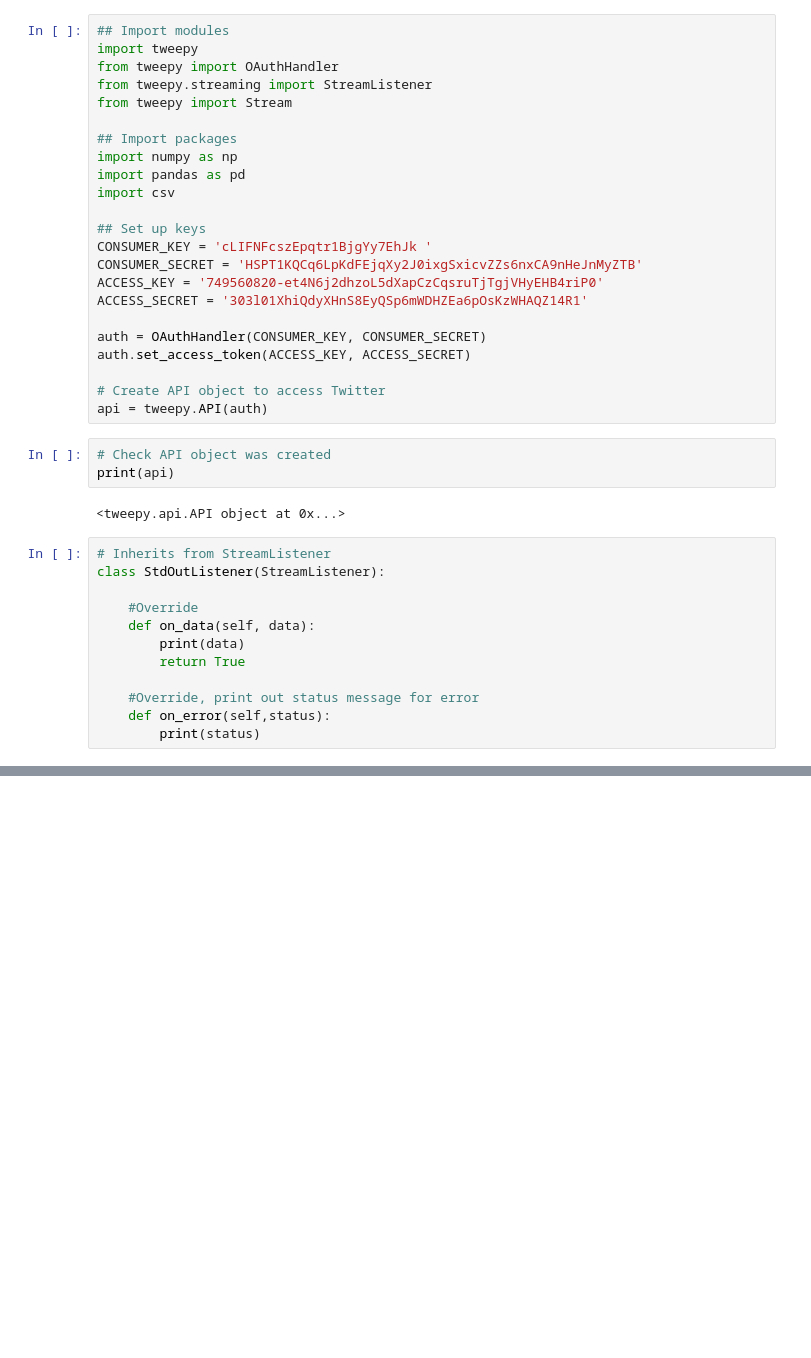
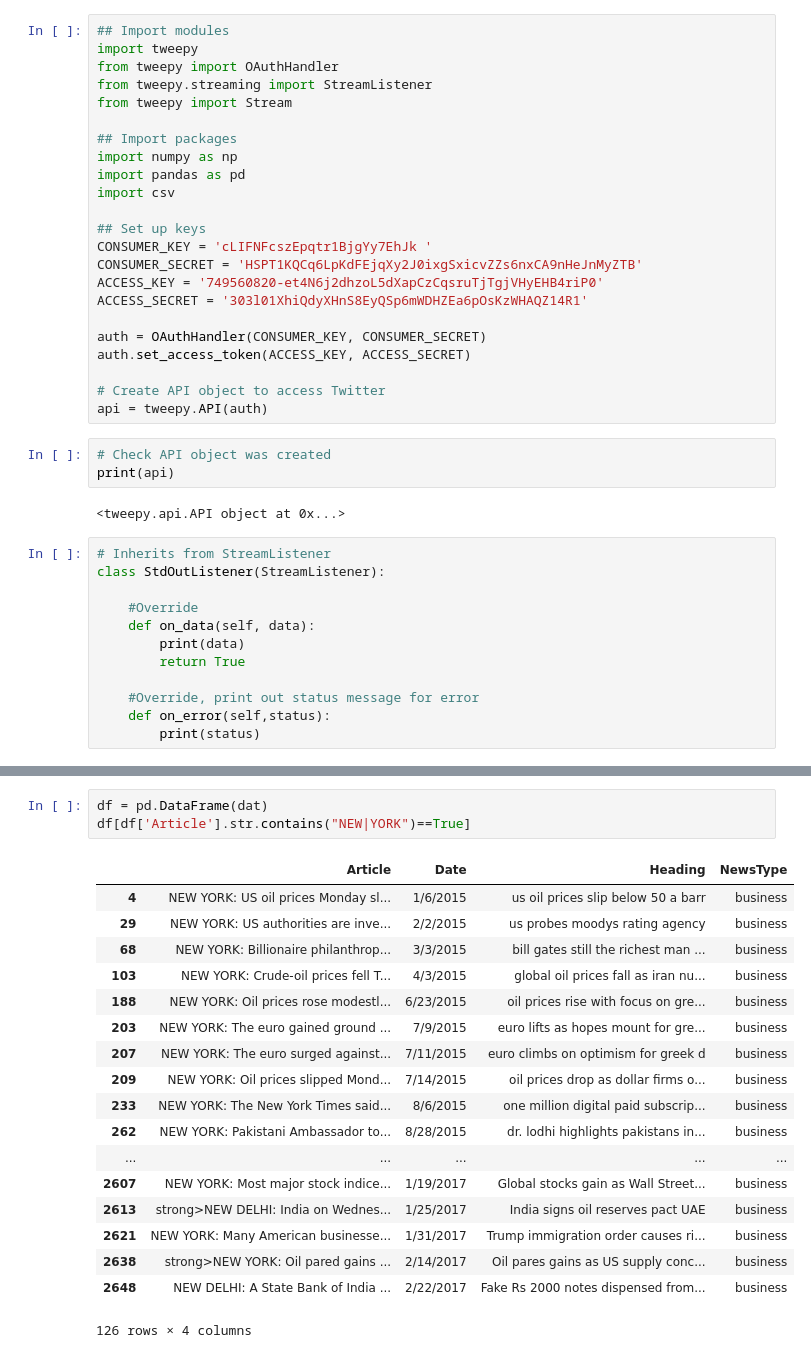
Before and after one commit to ifroman/Team-Buzz-COGS-Project, a Jupyter notebook: Playing-Around.ipynb, the cells around one changed output, grey strips where cells are left out. Drawn from its saved outputs; the diff is of its cells as text; blank space fills up the shorter version.

```diff
--- a/Playing-Around.ipynb
+++ b/Playing-Around.ipynb
@@ -66,0 +84,22 @@ UnicodeDecodeError: 'utf-8' codec can't decode byte 0xb4 in position 799: invali
+# %%
+df = pd.DataFrame(dat)
+df[df['Article'].str.contains("NEW|YORK")==True]
+# %% [output]
+|  | Article | Date | Heading | NewsType |
+| 4 | NEW YORK: US oil prices Monday sl... | 1/6/2015 | us oil prices slip below 50 a barr | business |
+| 29 | NEW YORK: US authorities are inve... | 2/2/2015 | us probes moodys rating agency | business |
+| 68 | NEW YORK: Billionaire philanthrop... | 3/3/2015 | bill gates still the richest man ... | business |
+| 103 | NEW YORK: Crude-oil prices fell T... | 4/3/2015 | global oil prices fall as iran nu... | business |
+| 188 | NEW YORK: Oil prices rose modestl... | 6/23/2015 | oil prices rise with focus on gre... | business |
+| 203 | NEW YORK: The euro gained ground ... | 7/9/2015 | euro lifts as hopes mount for gre... | business |
+| 207 | NEW YORK: The euro surged against... | 7/11/2015 | euro climbs on optimism for greek d | business |
+| 209 | NEW YORK: Oil prices slipped Mond... | 7/14/2015 | oil prices drop as dollar firms o... | business |
+| 233 | NEW YORK: The New York Times said... | 8/6/2015 | one million digital paid subscrip... | business |
+| 262 | NEW YORK: Pakistani Ambassador to... | 8/28/2015 | dr. lodhi highlights pakistans in... | business |
+| ... | ... | ... | ... | ... |
+| 2607 | NEW YORK: Most major stock indice... | 1/19/2017 | Global stocks gain as Wall Street... | business |
+| 2613 | strong>NEW DELHI: India on Wednes... | 1/25/2017 | India signs oil reserves pact UAE | business |
+| 2621 | NEW YORK: Many American businesse... | 1/31/2017 | Trump immigration order causes ri... | business |
+| 2638 | strong>NEW YORK: Oil pared gains ... | 2/14/2017 | Oil pares gains as US supply conc... | business |
+| 2648 | NEW DELHI: A State Bank of India ... | 2/22/2017 | Fake Rs 2000 notes dispensed from... | business |
+126 rows × 4 columns
```
Also changed, not shown: parts of 4 cells of this notebook, 6 other files.
